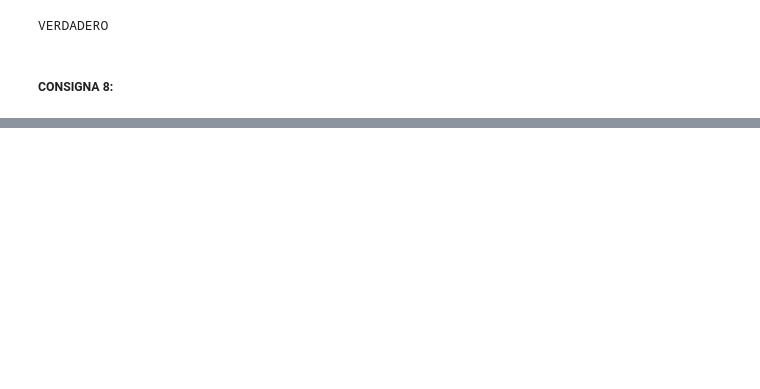
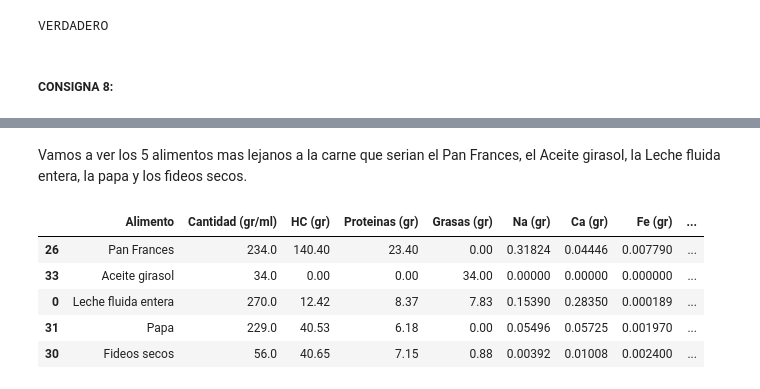
Before and after one commit to berardibautista/alc-2, a Jupyter notebook: ALC-TP2.ipynb, the cells around one changed output, grey strips where cells are left out. Saved outputs shown, nothing was run; the diff lists cells and outputs as text; code cells hidden in the pictures; blank space fills up the shorter version.

```diff
--- a/ALC-TP2.ipynb
+++ b/ALC-TP2.ipynb
@@ -645,0 +662,11 @@ VERDADERO
+# %% [markdown]
+Vamos a ver los 5 alimentos mas lejanos a la carne que serian el Pan Frances, el Aceite girasol, la Leche fluida entera, la papa y los fideos secos.
+# %%
+tabla_nutricional.iloc[[26,33,0,31,30]]
+# %% [output]
+|  | Alimento | Cantidad (gr/ml) | HC (gr) | Proteinas (gr) | Grasas (gr) | Na (gr) | Ca (gr) | Fe (gr) | ... |
+| 26 | Pan Frances | 234.0 | 140.40 | 23.40 | 0.00 | 0.31824 | 0.04446 | 0.007790 | ... |
+| 33 | Aceite girasol | 34.0 | 0.00 | 0.00 | 34.00 | 0.00000 | 0.00000 | 0.000000 | ... |
+| 0 | Leche fluida entera | 270.0 | 12.42 | 8.37 | 7.83 | 0.15390 | 0.28350 | 0.000189 | ... |
+| 31 | Papa | 229.0 | 40.53 | 6.18 | 0.00 | 0.05496 | 0.05725 | 0.001970 | ... |
+| 30 | Fideos secos | 56.0 | 40.65 | 7.15 | 0.88 | 0.00392 | 0.01008 | 0.002400 | ... |
```
Also changed, not shown: parts of 13 cells of this notebook.
